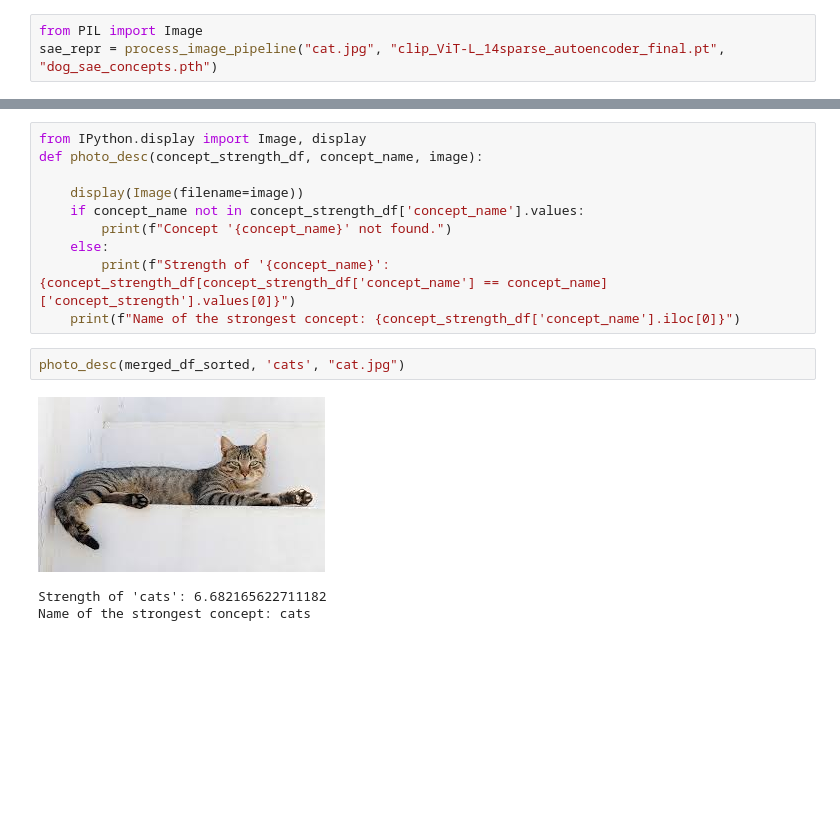
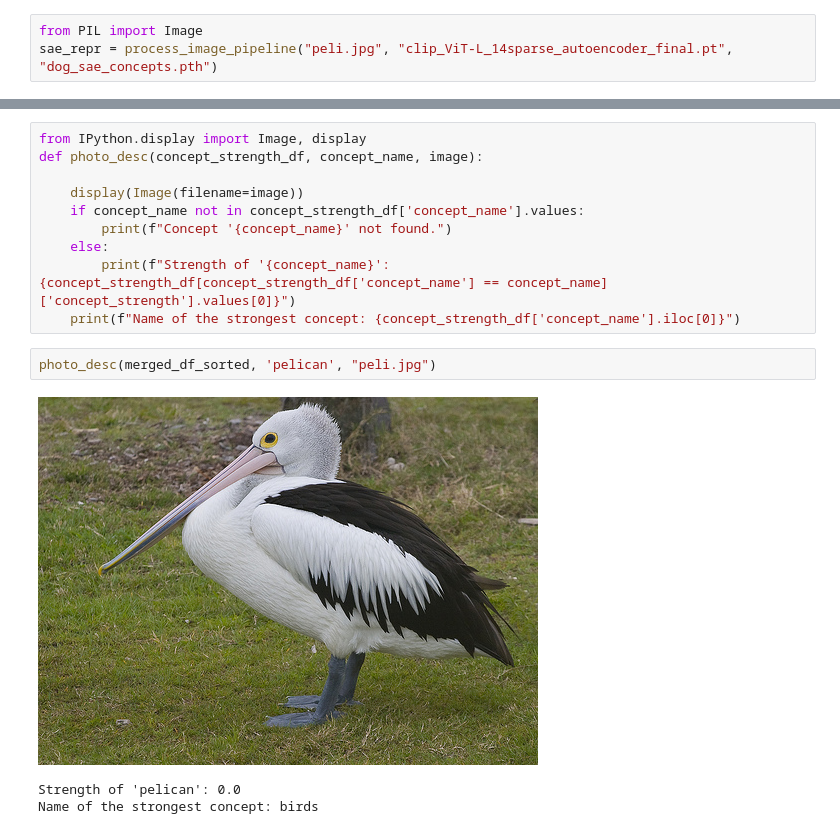
Before and after one commit to fantasy2fry/WB-SAE-CBM, a Jupyter notebook: src/initial_pipeline_clip_sae.ipynb, the cells around one changed output, grey strips where cells are left out. Saved outputs shown, nothing was run; the diff lists cells and outputs as text; blank space fills up the shorter version.

Commit message:
models run for 20 and initial pipeline pelicans run

```diff
--- a/src/initial_pipeline_clip_sae.ipynb
+++ b/src/initial_pipeline_clip_sae.ipynb
@@ -63,5 +63,5 @@ def process_image_pipeline(image_path, sae_model_path, output_path):
     return sae_repr.cpu()
 # %%
 from PIL import Image
-sae_repr = process_image_pipeline("cat.jpg", "clip_ViT-L_14sparse_autoencoder_final.pt", "dog_sae_concepts.pth")
+sae_repr = process_image_pipeline("peli.jpg", "clip_ViT-L_14sparse_autoencoder_final.pt", "dog_sae_concepts.pth")
 # %% [output]
@@ -119,8 +119,8 @@ def photo_desc(concept_strength_df, concept_name, image):
         print(f"Strength of '{concept_name}': {concept_strength_df[concept_strength_df['concept_name'] == concept_name]['concept_strength'].values[0]}")
     print(f"Name of the strongest concept: {concept_strength_df['concept_name'].iloc[0]}")
 # %%
-photo_desc(merged_df_sorted, 'cats', "cat.jpg")
+photo_desc(merged_df_sorted, 'pelican', "peli.jpg")
 # %% [output]
-[figure, old version]
+[figure, new version]
-Strength of 'cats': 6.682165622711182
-Name of the strongest concept: cats
+Strength of 'pelican': 0.0
+Name of the strongest concept: birds
```
Also changed, not shown: parts of 2 cells of this notebook, 1 other file.
